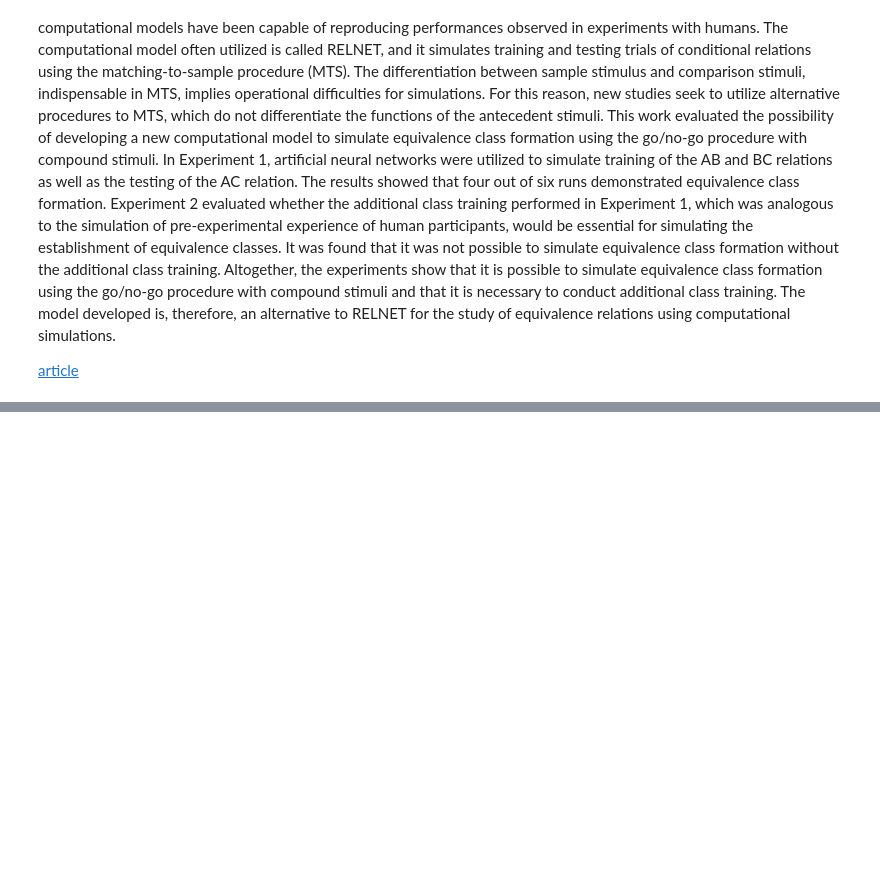
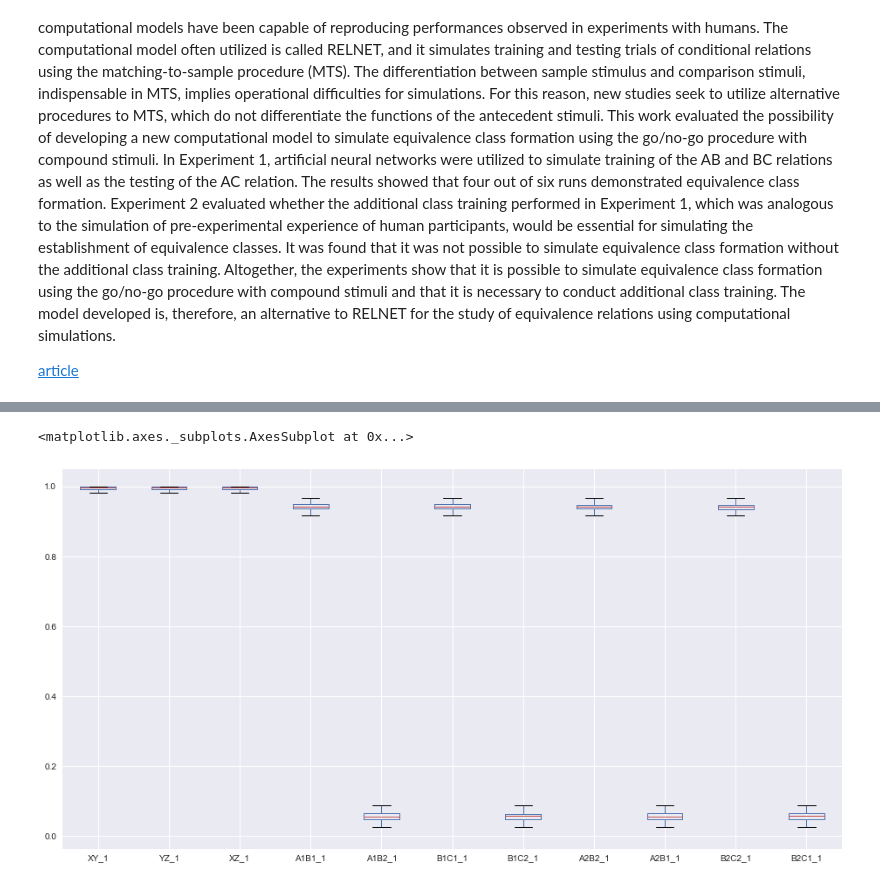
Before and after one commit to Yagwar/stim_eq, a Jupyter notebook: visual TF replica.ipynb, the cells around one changed output, grey strips where cells are left out. Saved outputs shown, nothing was run; the diff lists cells and outputs as text; code cells hidden in the pictures; blank space fills up the shorter version.

```diff
--- a/visual TF replica.ipynb
+++ b/visual TF replica.ipynb
@@ -209,0 +122,5 @@ dat.iloc[:,26:30].plot(kind="density", figsize=(16,8))#, alpha=0.6)
+# %%
+exp_1.iloc[:,1:12].plot(kind="box", figsize=(16,8))#, alpha=0.6)
+# %% [output]
+<matplotlib.axes._subplots.AxesSubplot at 0x...>
+[figure, added]
```
Also changed, not shown: parts of 44 cells of this notebook.
